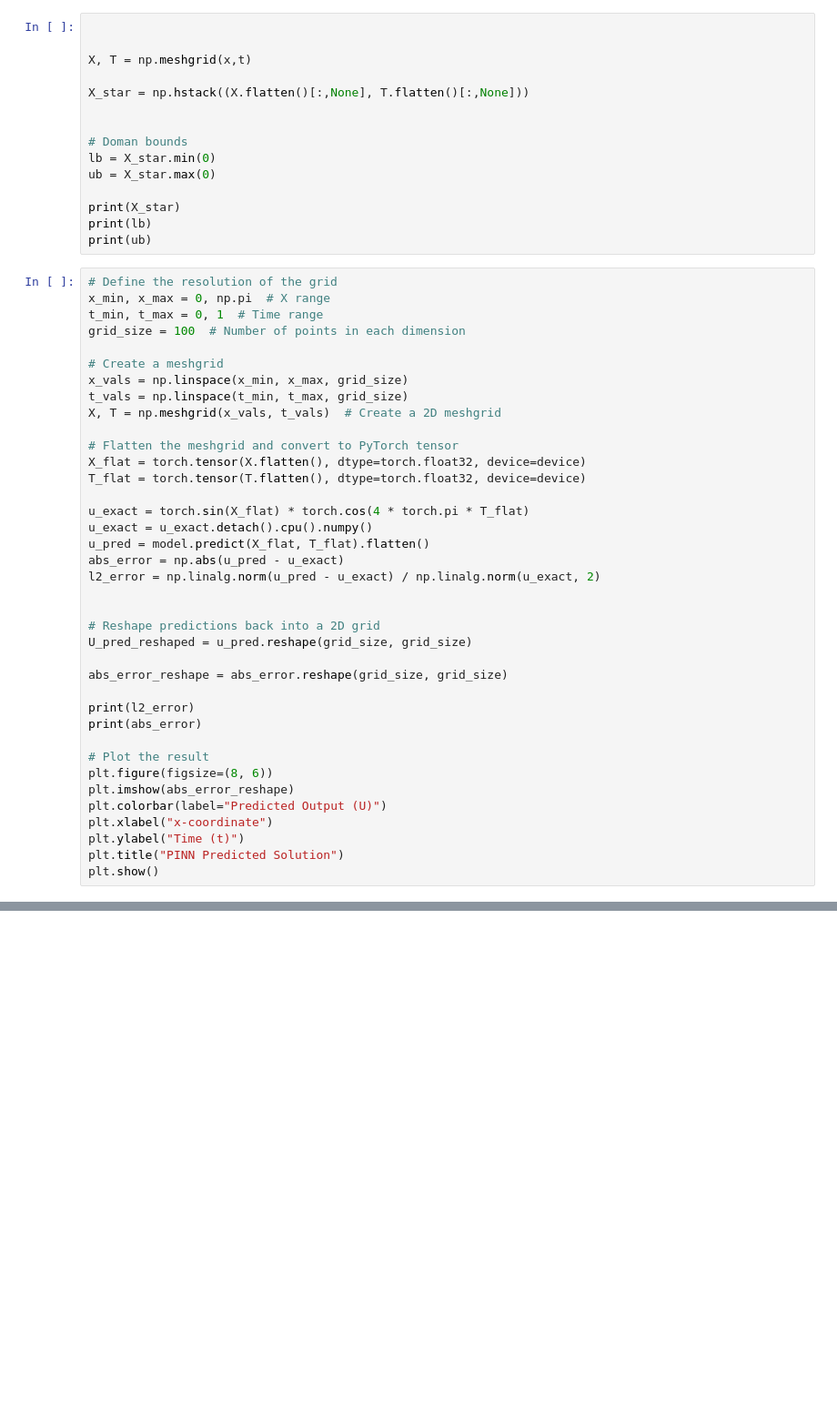
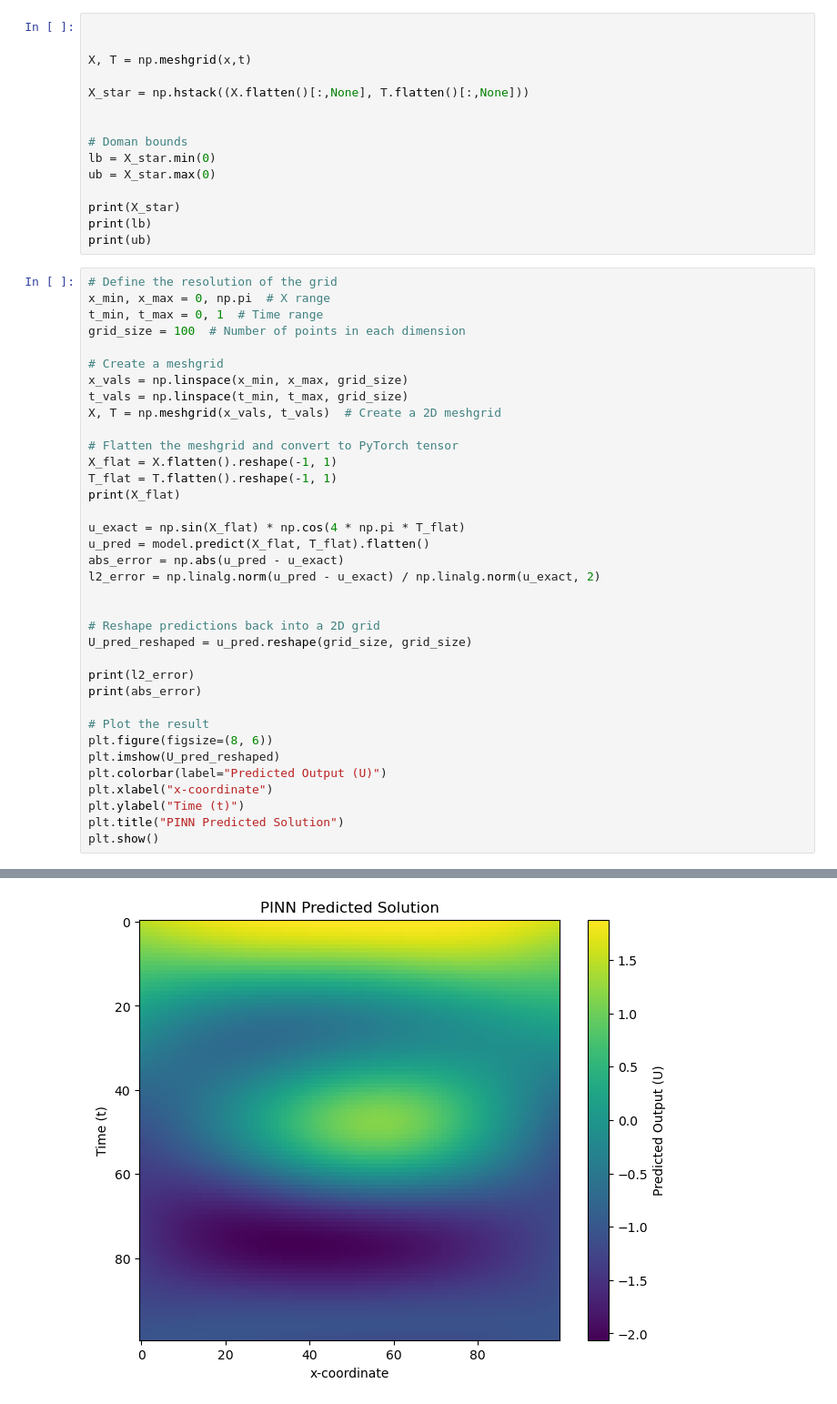
Before and after one commit to alleswe2k/PINNs, a Jupyter notebook: 1D_time_problem/time.ipynb, the cells around one changed output, grey strips where cells are left out. Shown at 91% size. Saved outputs shown, nothing was run; the diff lists cells and outputs as text; blank space fills up the shorter version.

```diff
--- a/1D_time_problem/time.ipynb
+++ b/1D_time_problem/time.ipynb
@@ -356,11 +388,11 @@ t_vals = np.linspace(t_min, t_max, grid_size)
 X, T = np.meshgrid(x_vals, t_vals)  # Create a 2D meshgrid
 
 # Flatten the meshgrid and convert to PyTorch tensor
-X_flat = torch.tensor(X.flatten(), dtype=torch.float32, device=device)
-T_flat = torch.tensor(T.flatten(), dtype=torch.float32, device=device)
+X_flat = X.flatten().reshape(-1, 1)
+T_flat = T.flatten().reshape(-1, 1)
+print(X_flat)
 
-u_exact = torch.sin(X_flat) * torch.cos(4 * torch.pi * T_flat)
-u_exact = u_exact.detach().cpu().numpy()
+u_exact = np.sin(X_flat) * np.cos(4 * np.pi * T_flat)
 u_pred = model.predict(X_flat, T_flat).flatten()
 abs_error = np.abs(u_pred - u_exact)
 l2_error = np.linalg.norm(u_pred - u_exact) / np.linalg.norm(u_exact, 2)
@@ -369,16 +401,15 @@ l2_error = np.linalg.norm(u_pred - u_exact) / np.linalg.norm(u_exact, 2)
 # Reshape predictions back into a 2D grid
 U_pred_reshaped = u_pred.reshape(grid_size, grid_size)
 
-abs_error_reshape = abs_error.reshape(grid_size, grid_size)
-
 print(l2_error)
 print(abs_error)
 
 # Plot the result
 plt.figure(figsize=(8, 6))
-plt.imshow(abs_error_reshape)
+plt.imshow(U_pred_reshaped)
 plt.colorbar(label="Predicted Output (U)")
 plt.xlabel("x-coordinate")
 plt.ylabel("Time (t)")
 plt.title("PINN Predicted Solution")
 plt.show()
+# %% [output]
@@ -384,0 +431 @@ plt.show()
+[figure, added]
```
Also changed, not shown: parts of 18 cells of this notebook, 8 other files.
